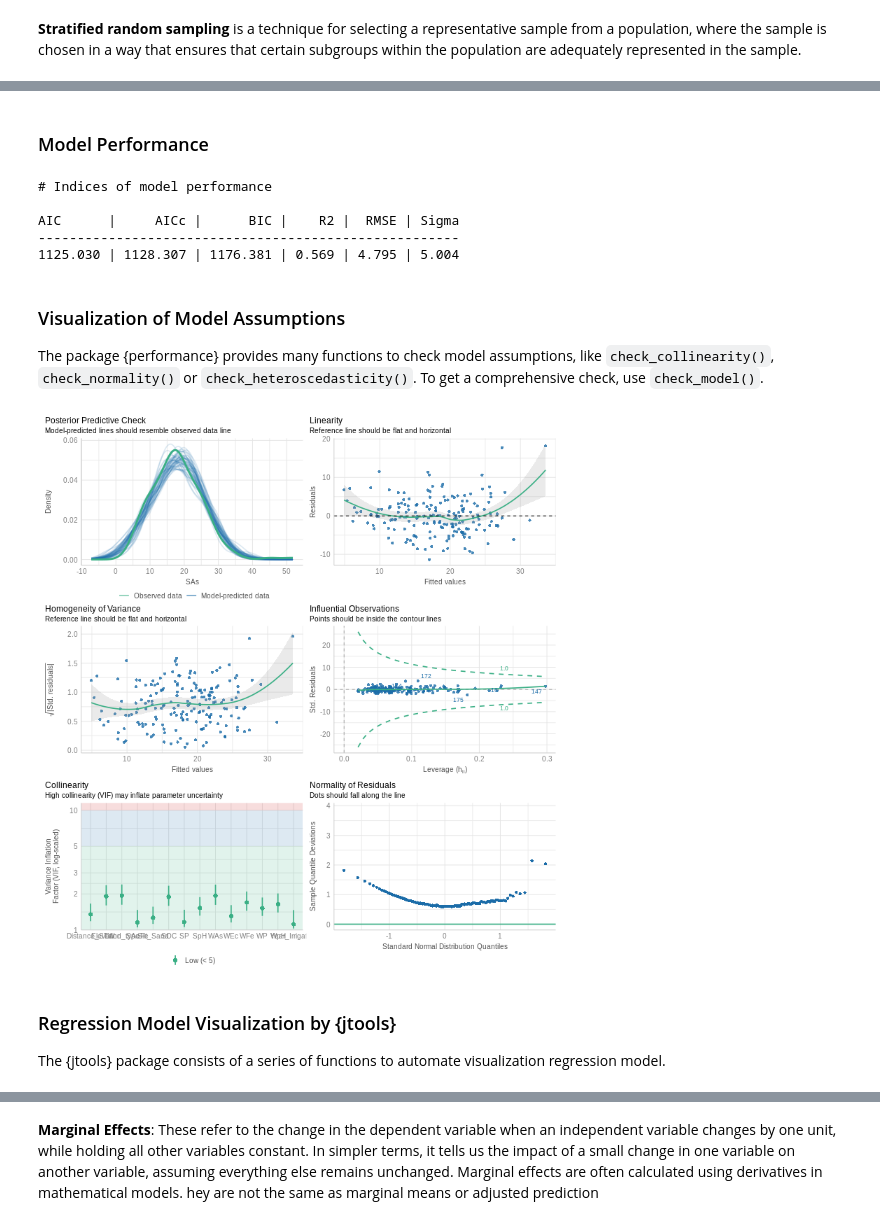
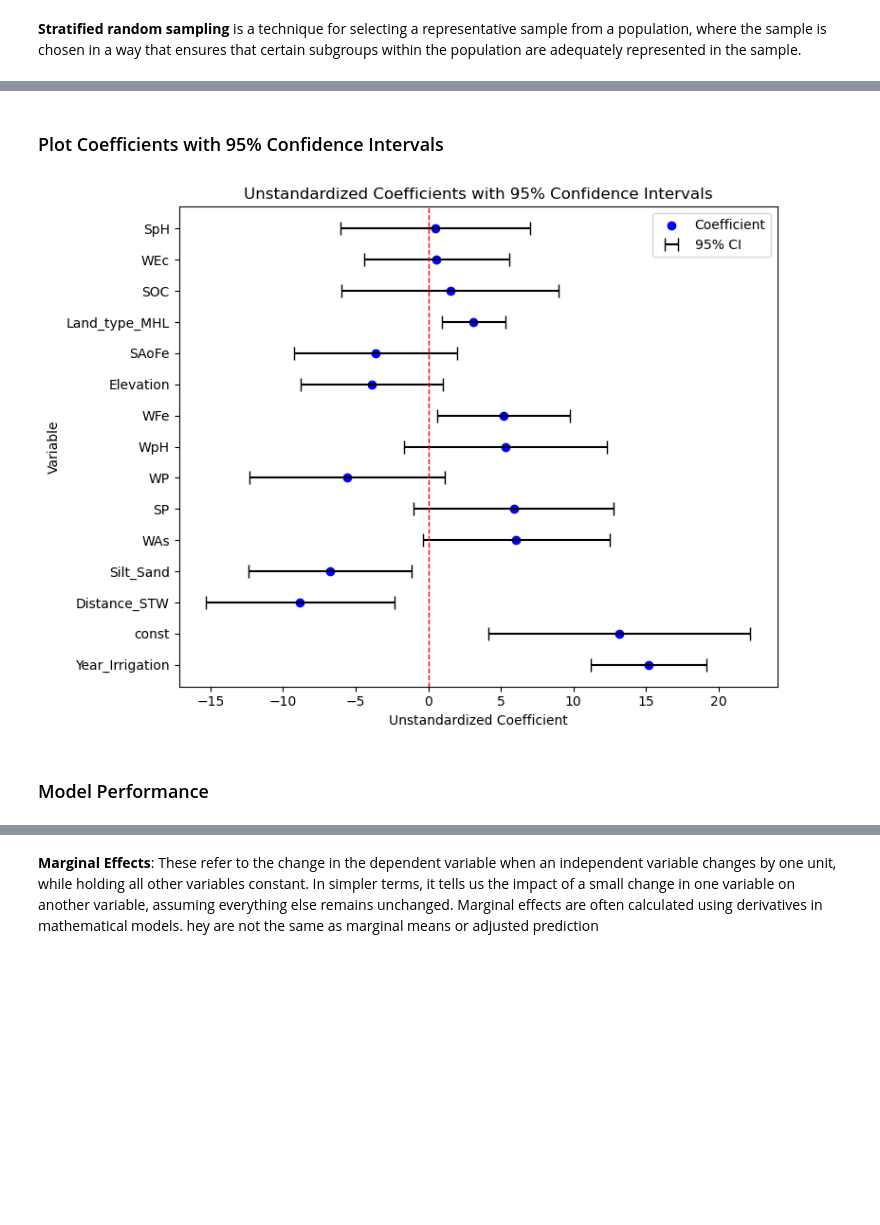
Before and after one commit to zia207/python-colab, a Jupyter notebook: NoteBook/Advance_Regression/01_Generalized_Linear_Models/02-01-01-glm-regression-python.ipynb, the cells around one changed output, grey strips where cells are left out. Drawn from its saved outputs; the diff is of its cells as text; code cells hidden in the pictures; blank space fills up the shorter version.

```diff
--- a/NoteBook/Advance_Regression/01_Generalized_Linear_Models/02-01-01-glm-regression-python.ipynb
+++ b/NoteBook/Advance_Regression/01_Generalized_Linear_Models/02-01-01-glm-regression-python.ipynb
@@ -709,24 +592,52 @@ computed using a Wald t-distribution approximation.
+# %% [markdown]
+### Plot Coefficients with 95% Confidence Intervals
+# %%
+# Extract coefficients and confidence intervals
+coef_table = fit_glm.summary2().tables[1]
+coefs = np.array(coef_table['Coef.'])
+ci_lower = np.array(coef_table['[0.025'])
+ci_upper = np.array(coef_table['0.975]'])
+variables = coef_table.index
+
+# Create DataFrame for plotting
+plot_data = pd.DataFrame({
+    'Variable': variables,
+    'Coef': coefs,
+    'CI_Lower': ci_lower,
+    'CI_Upper': ci_upper
+})
+
+# Sort by absolute coefficient value
+plot_data = plot_data.sort_values(by='Coef', key=abs, ascending=False)
+
+# Convert to NumPy arrays to avoid pandas indexing issues
+coefs = np.array(plot_data['Coef'])
+ci_lower = np.array(plot_data['CI_Lower'])
+ci_upper = np.array(plot_data['CI_Upper'])
+variables = np.array(plot_data['Variable'])
+
+# Plot unstandardized coefficients with CIs
+plt.figure(figsize=(8, 6))
+y_pos = np.arange(len(variables))
+plt.scatter(coefs, y_pos, color='blue', label='Coefficient')
+plt.errorbar(
+    x=coefs,
+    y=y_pos,
+    xerr=(coefs - ci_lower, ci_upper - coefs),
+    fmt='none',
+    c='black',
+    capsize=5,
+    label='95% CI'
+)
+plt.yticks(y_pos, variables)
+plt.axvline(x=0, color='red', linestyle='--', linewidth=1)
+plt.xlabel('Coefficient')
+plt.ylabel('Variable')
+plt.title('Coefficients with 95% Confidence Intervals')
+plt.legend()
+plt.tight_layout()
+plt.show()
+# %% [output]
+[figure, added]
 # %% [markdown]
 ### Model Performance
-# %%
-%%R
-performance::model_performance(fit.glm)
-# %% [output]
-# Indices of model performance
-
-AIC      |     AICc |      BIC |    R2 |  RMSE | Sigma
-------------------------------------------------------
-1125.030 | 1128.307 | 1176.381 | 0.569 | 4.795 | 5.004
-# %% [markdown]
-### Visualization of Model Assumptions
-
-The package {performance} provides many functions to check model assumptions, like `check_collinearity()`, `check_normality()` or `check_heteroscedasticity()`. To get a comprehensive check, use `check_model()`.
-# %%
-%%R -w 750 -h 800 -u px
-performance::check_model(fit.glm)
-# %% [output]
-[figure, removed]
-# %% [markdown]
-### Regression Model Visualization by {jtools}
-
-The {jtools} package consists of a series of functions to automate visualization regression model.
```
Also changed, not shown: parts of 129 cells of this notebook.
